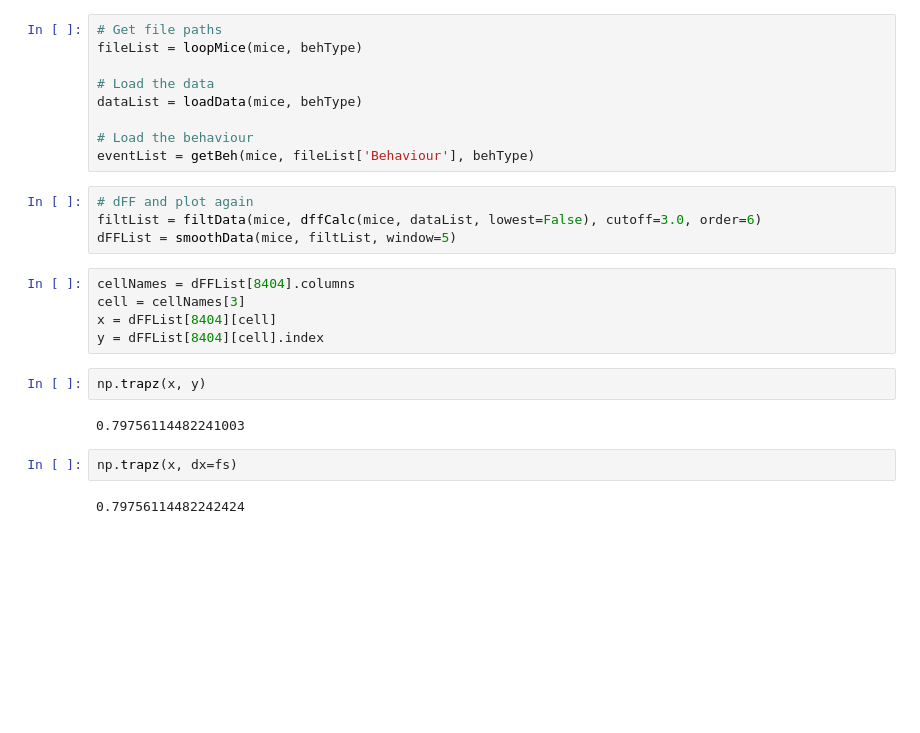
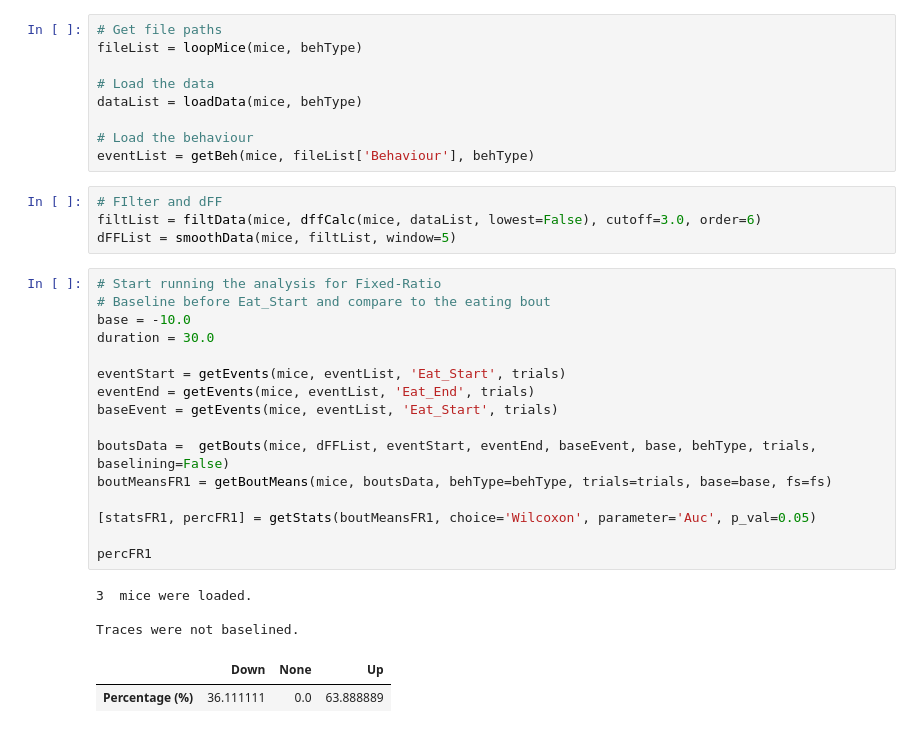
Before and after one commit to hkucukdereli/Analysis_Miniscope, a Jupyter notebook: Miniscope_FR1_auc.ipynb, the cells around one changed output. Cells and saved outputs as stored; diff of their text form; blank space fills up the shorter version.

```diff
--- a/Miniscope_FR1_auc.ipynb
+++ b/Miniscope_FR1_auc.ipynb
@@ -29,19 +29,28 @@ dataList = loadData(mice, behType)
 # Load the behaviour
 eventList = getBeh(mice, fileList['Behaviour'], behType)
 # %%
-# dFF and plot again
+# FIlter and dFF
 filtList = filtData(mice, dffCalc(mice, dataList, lowest=False), cutoff=3.0, order=6)
 dFFList = smoothData(mice, filtList, window=5)
-# %%
-cellNames = dFFList[8404].columns
-cell = cellNames[3]
-x = dFFList[8404][cell]
-y = dFFList[8404][cell].index
-# %%
-np.trapz(x, y)
-# %% [output]
-0.79756114482241003
-# %%
-np.trapz(x, dx=fs)
-# %% [output]
-0.79756114482242424
+# %%
+# Start running the analysis for Fixed-Ratio
+# Baseline before Eat_Start and compare to the eating bout
+base = -10.0
+duration = 30.0
+
+eventStart = getEvents(mice, eventList, 'Eat_Start', trials)
+eventEnd = getEvents(mice, eventList, 'Eat_End', trials)
+baseEvent = getEvents(mice, eventList, 'Eat_Start', trials)
+
+boutsData =  getBouts(mice, dFFList, eventStart, eventEnd, baseEvent, base, behType, trials, baselining=False)
+boutMeansFR1 = getBoutMeans(mice, boutsData, behType=behType, trials=trials, base=base, fs=fs)
+
+[statsFR1, percFR1] = getStats(boutMeansFR1, choice='Wilcoxon', parameter='Auc', p_val=0.05)
+
+percFR1
+# %% [output]
+3  mice were loaded.
+
+Traces were not baselined.
+|  | Down | None | Up |
+| Percentage (%) | 36.111111 | 0.0 | 63.888889 |
```
Also changed, not shown: parts of 3 cells of this notebook, 10 other files.
